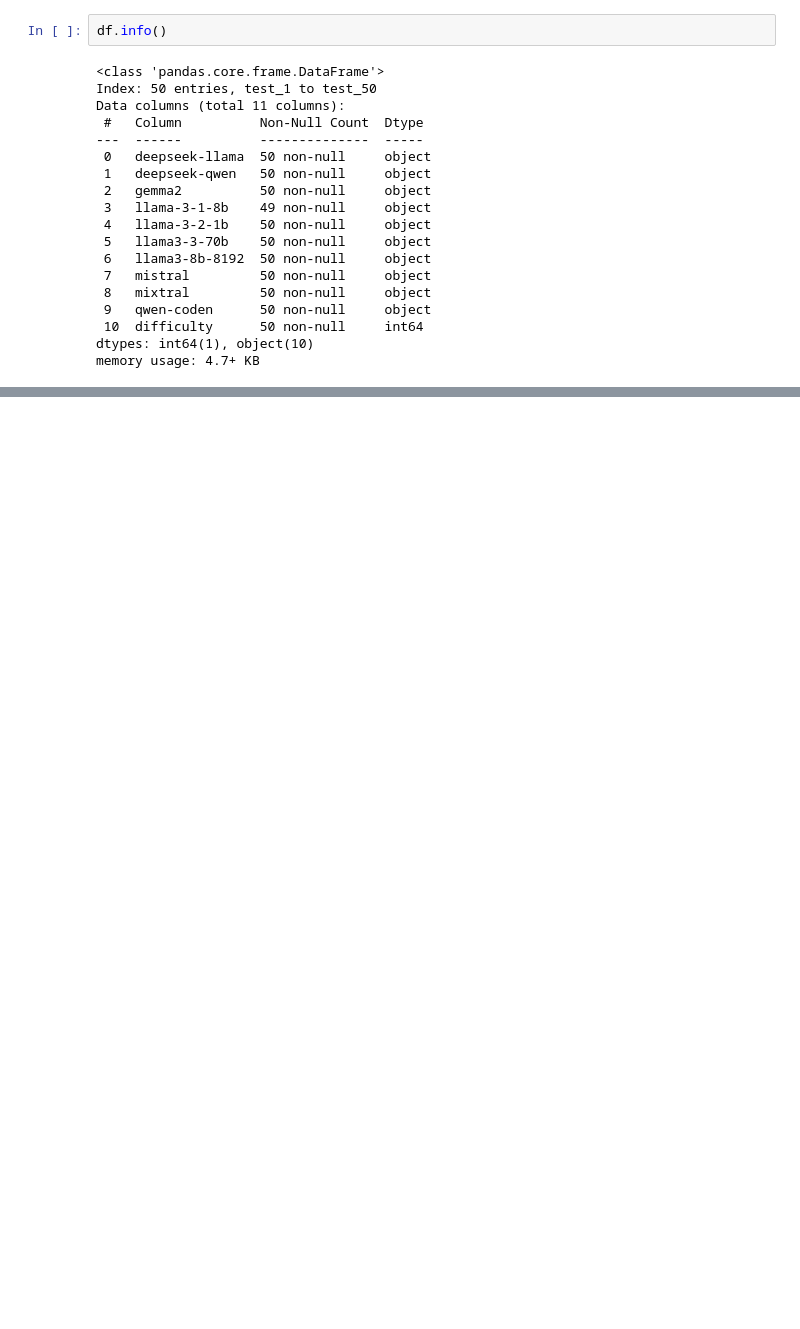
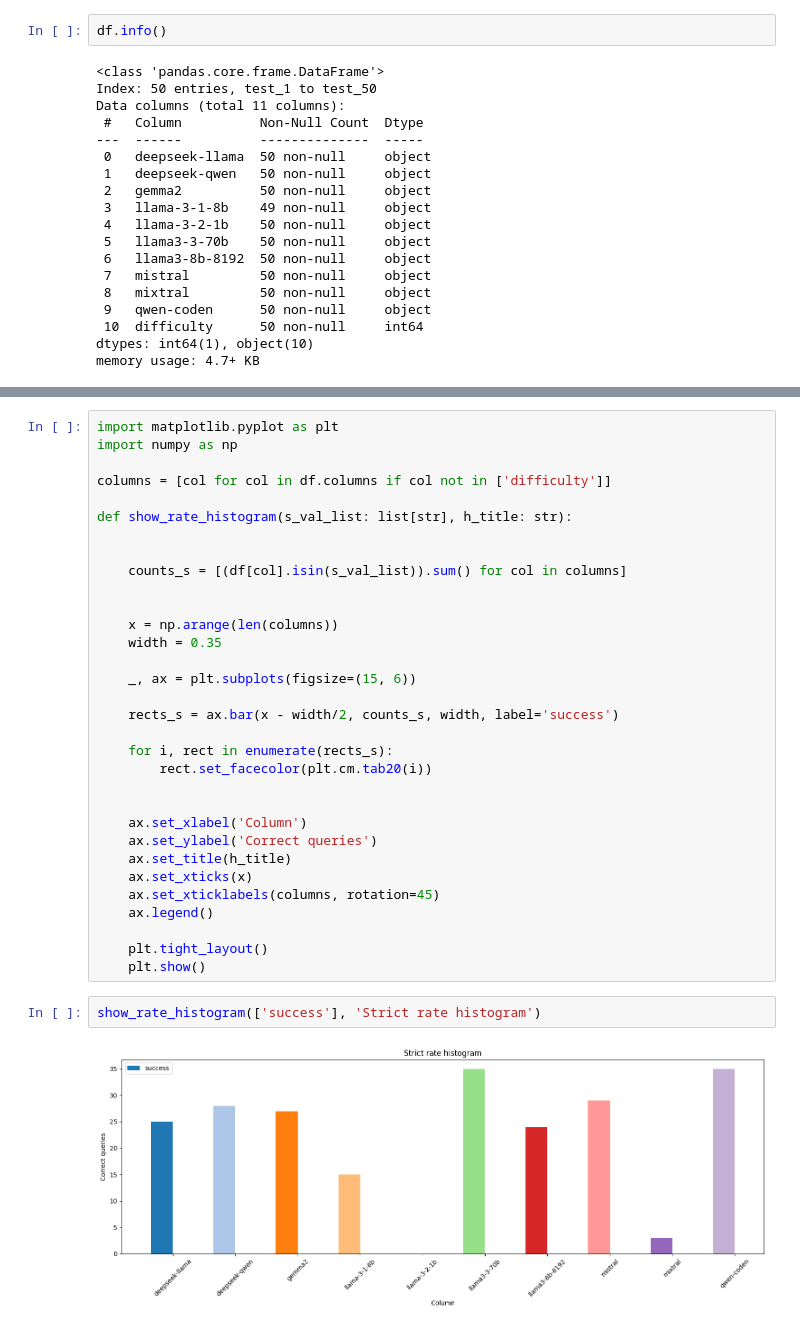
Before and after one commit to selfmadekirich/auto_sql_executor, a Jupyter notebook: jupyter/main.ipynb, the cells around one changed output, grey strips where cells are left out. Drawn from its saved outputs; the diff is of its cells as text; blank space fills up the shorter version.

Commit message:
add histograms

```diff
--- a/jupyter/main.ipynb
+++ b/jupyter/main.ipynb
@@ -733,0 +756,36 @@ memory usage: 4.7+ KB
+# %%
+import matplotlib.pyplot as plt
+import numpy as np
+
+columns = [col for col in df.columns if col not in ['difficulty']]
+
+def show_rate_histogram(s_val_list: list[str], h_title: str):
+
+
+    counts_s = [(df[col].isin(s_val_list)).sum() for col in columns]
+
+
+    x = np.arange(len(columns))
+    width = 0.35
+
+    _, ax = plt.subplots(figsize=(15, 6))
+
+    rects_s = ax.bar(x - width/2, counts_s, width, label='success')
+
+    for i, rect in enumerate(rects_s):
+        rect.set_facecolor(plt.cm.tab20(i))
+
+
+    ax.set_xlabel('Column')
+    ax.set_ylabel('Correct queries')
+    ax.set_title(h_title)
+    ax.set_xticks(x)
+    ax.set_xticklabels(columns, rotation=45)
+    ax.legend()
+
+    plt.tight_layout()
+    plt.show()
+# %%
+show_rate_histogram(['success'], 'Strict rate histogram')
+# %% [output]
+[figure, added]
```
Also changed, not shown: parts of 5 cells of this notebook.
